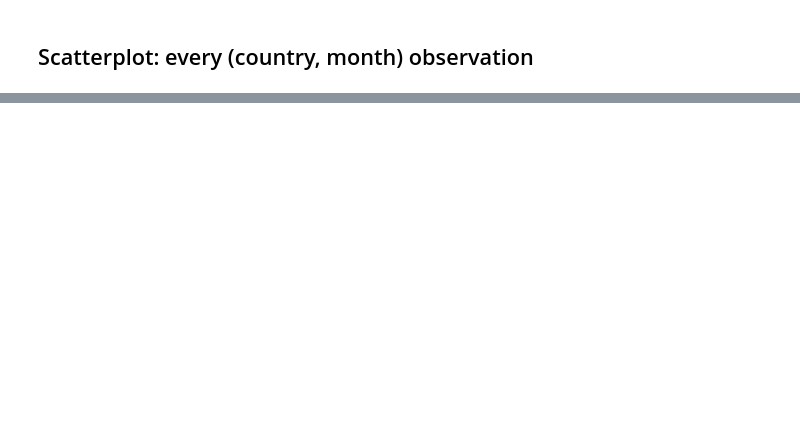
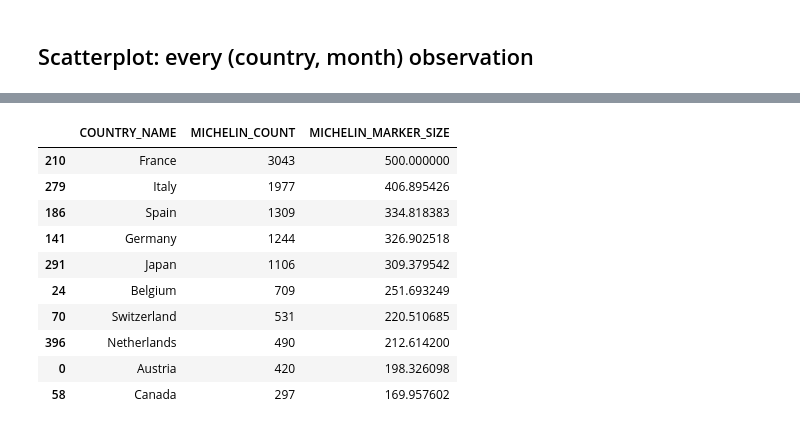
Before and after one commit to ivan-sepulveda/when-where, a Jupyter notebook: notebooks/peak_tourism_months_exploration.ipynb, the cells around one changed output, grey strips where cells are left out. Cells and saved outputs as stored; diff of their text form; code cells hidden in the pictures; blank space fills up the shorter version.

```diff
--- a/notebooks/peak_tourism_months_exploration.ipynb
+++ b/notebooks/peak_tourism_months_exploration.ipynb
@@ -191,0 +205,48 @@ plt.show()
+# %%
+MICHELIN_PATH = Path("..") / "data" / "processed" / "multiple" / "michelin_restaurants.csv"
+COUNTRY_ALIASES_PATH = Path("..") / "data" / "reference" / "country_aliases.json"
+
+michelin = pd.read_csv(MICHELIN_PATH)
+
+with open(COUNTRY_ALIASES_PATH, encoding="utf-8") as f:
+    country_aliases = json.load(f)["countries"]
+
+alias_to_iso2 = {
+    alias: entry["iso2"]
+    for entry in country_aliases.values()
+    for alias in entry["aliases"]
+}
+michelin["iso2"] = michelin["location_country"].str.strip().str.casefold().map(alias_to_iso2)
+
+# NaN location_country rows are missing data (silently excluded from the
+# count below, correctly); a non-NaN string that still fails to map would
+# be a genuine gap in country_aliases.json worth flagging.
+unmapped = michelin[michelin["iso2"].isna() & michelin["location_country"].notna()]["location_country"].unique()
+if len(unmapped):
+    print(f"WARNING: {len(unmapped)} unmapped location_country value(s): {list(unmapped)}")
+
+michelin_counts = michelin.groupby("iso2").size()
+
+# Countries with zero Michelin-listed restaurants are a real data point
+# (not missing), so they're reindexed in at count 0 rather than dropped.
+peak_tourism["MICHELIN_COUNT"] = peak_tourism["COUNTRY"].map(michelin_counts).fillna(0).astype(int)
+
+# Sqrt-scaled for the same reason as MARKER_SIZE above -- area should
+# scale with count, not radius.
+sqrt_michelin = np.sqrt(peak_tourism["MICHELIN_COUNT"].astype(float))
+m_lo, m_hi = sqrt_michelin.min(), sqrt_michelin.max()
+peak_tourism["MICHELIN_MARKER_SIZE"] = MIN_SIZE + (sqrt_michelin - m_lo) / (m_hi - m_lo) * (MAX_SIZE - MIN_SIZE)
+
+peak_tourism[["COUNTRY_NAME", "MICHELIN_COUNT", "MICHELIN_MARKER_SIZE"]].drop_duplicates("COUNTRY_NAME").sort_values("MICHELIN_COUNT", ascending=False).head(10)
+# %% [output]
+|  | COUNTRY_NAME | MICHELIN_COUNT | MICHELIN_MARKER_SIZE |
+| 210 | France | 3043 | 500.000000 |
+| 279 | Italy | 1977 | 406.895426 |
+| 186 | Spain | 1309 | 334.818383 |
+| 141 | Germany | 1244 | 326.902518 |
+| 291 | Japan | 1106 | 309.379542 |
+| 24 | Belgium | 709 | 251.693249 |
+| 70 | Switzerland | 531 | 220.510685 |
+| 396 | Netherlands | 490 | 212.614200 |
+| 0 | Austria | 420 | 198.326098 |
+| 58 | Canada | 297 | 169.957602 |
```
Also changed, not shown: parts of 10 cells of this notebook, 4 other files.
